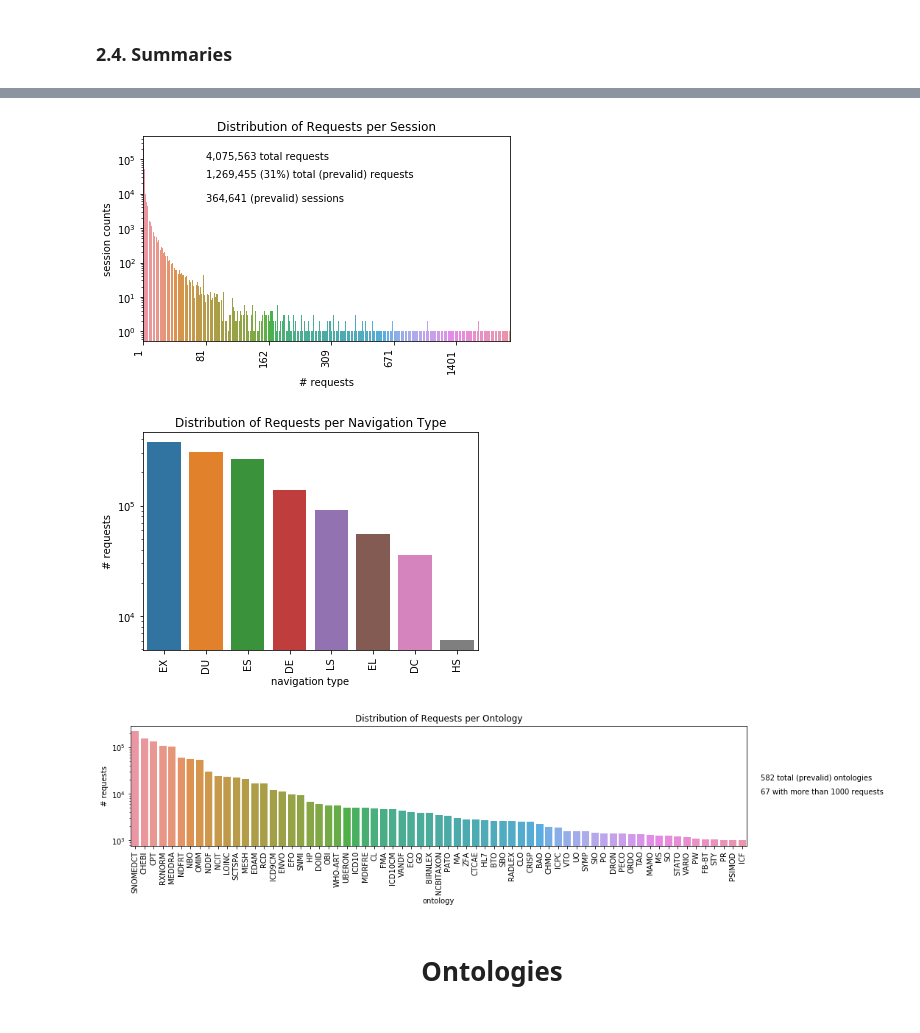
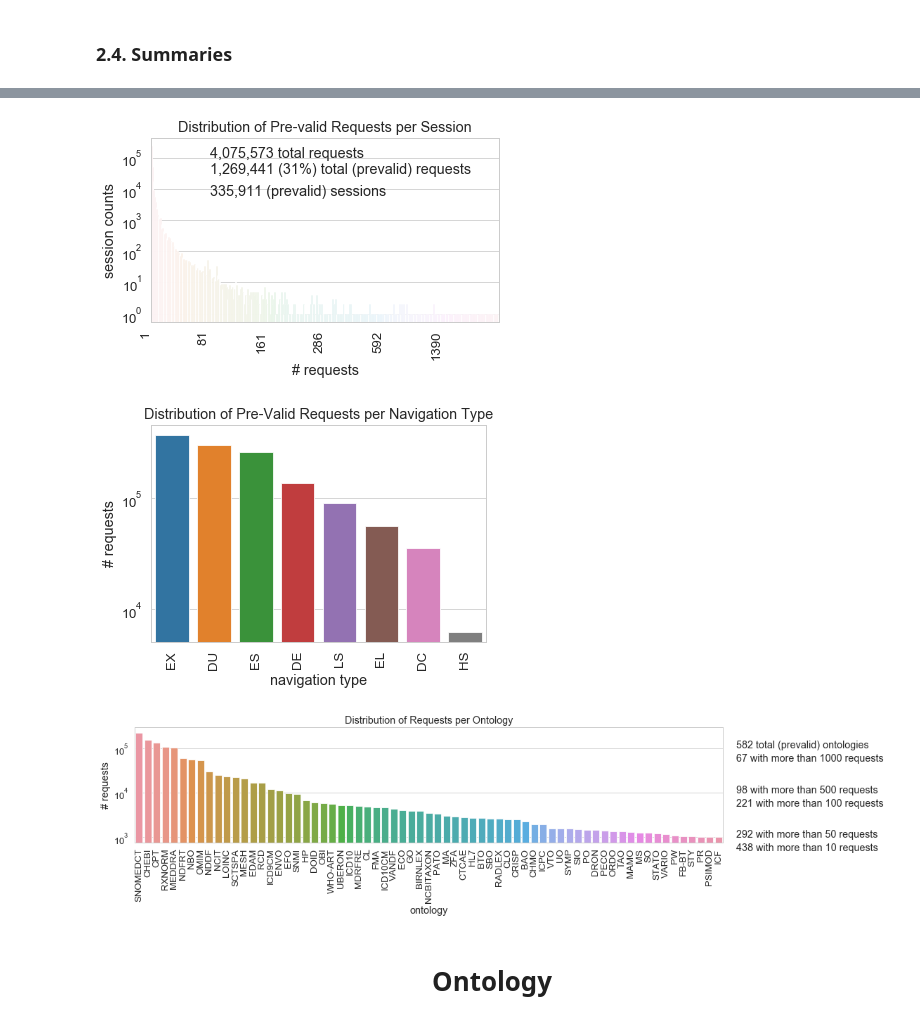
Before and after one commit to gesiscss/HopRank, a Jupyter notebook: BioPortal.ipynb, the cells around one changed output, grey strips where cells are left out. Drawn from its saved outputs; the diff is of its cells as text; code cells hidden in the pictures.

```diff
--- a/BioPortal.ipynb
+++ b/BioPortal.ipynb
@@ -145,4 +153,11 @@ clickstreams.head()
 # %%
 fn = CS_FN.replace('<YEAR>',YEAR).replace('<POSTFIX>','_parsed')
 fn = os.path.join(CLICKSTREAM_DF,fn)
-clickstreams.to_csv(fn, compression='bz2')
+if os.path.exists(fn):
+    print('loading...')
+    clickstreams = pd.read_csv(fn, compression='bz2')
+    print('{} loaded!'.format(fn))
+else:
+    print('saving...')
+    clickstreams.to_csv(fn, compression='bz2')
+    print('{} saved!'.format(fn))
@@ -151,6 +290,7 @@ clickstreams.to_csv(fn, compression='bz2')
 # %%
 %%capture cap --no-stderr
-clickstreams = preprocess_sessions(clickstreams)
+LAG_BREAK_IN_MINUTES=60
+clickstreams = preprocess_sessions(clickstreams, LAG_BREAK_IN_MINUTES)
 # %%
 print(cap.stdout)
 log(LOG_OUTPUT, CS, cap)
@@ -230,39 +372,46 @@ del(cap)
 # %%
+sns.set_context(context="paper", font_scale=1.5)
+sns.set_style("whitegrid")
 nrequestspersession = pd.DataFrame({'nrequests':valid_clickstreams.groupby(['_sessionid']).size().values})
-ax = sns.countplot(x='nrequests',data=nrequestspersession)
-ax.set_yscale('log')
-step=80
-xt = ax.get_xticks()[::step]
-xl = [t.get_text() for t in ax.get_xticklabels()[::step]]
-_ = ax.set_xticks(xt)
-_ = ax.set_xticklabels(xl, rotation=90, ha='right')
-ax.set_title('Distribution of Requests per Session')
-try:
-    ax.text(xt[1], 100000, '{:,} total requests'.format(len(clickstreams)))
-    ax.text(xt[1], 30000, '{:,} ({}%) total (prevalid) requests'.format(len(valid_clickstreams), round(len(valid_clickstreams)*100/len(clickstreams))))
-    ax.text(xt[1], 6000, '{:,} (prevalid) sessions'.format(valid_clickstreams._sessionid.nunique()))
-except:
-    pass
-_ = ax.set_ylabel('session counts')
-_ = ax.set_xlabel('# requests')
-plt.tight_layout()
+with sns.color_palette("PuBuGn_d"):
+    ax = sns.countplot(x='nrequests',data=nrequestspersession)
+    ax.set_yscale('log')
+    step=80
+    xt = ax.get_xticks()[::step]
+    xl = [t.get_text() for t in ax.get_xticklabels()[::step]]
+    _ = ax.set_xticks(xt)
+    _ = ax.set_xticklabels(xl, rotation=90, ha='right')
+    ax.set_title('Distribution of Pre-valid Requests per Session')
+    try:
+        ax.text(xt[1], 100000, '{:,} total requests'.format(len(clickstreams)))
+        ax.text(xt[1], 30000, '{:,} ({}%) total (prevalid) requests'.format(len(valid_clickstreams), round(len(valid_clickstreams)*100/len(clickstreams))))
+        ax.text(xt[1], 6000, '{:,} (prevalid) sessions'.format(valid_clickstreams._sessionid.nunique()))
+    except:
+        pass
+    _ = ax.set_ylabel('session counts')
+    _ = ax.set_xlabel('# requests')
+    plt.tight_layout()
 # %% [output]
-[figure, old version]
+[figure, new version]
 # %%
 ax = sns.countplot(x='_navitype',
                    data=valid_clickstreams,
                    order=valid_clickstreams['_navitype'].value_counts().index)
 ax.set_yscale('log')
 _ = ax.set_xticklabels(ax.get_xticklabels(), rotation=90)
-ax.set_title('Distribution of Requests per Navigation Type')
+ax.set_title('Distribution of Pre-Valid Requests per Navigation Type')
 _ = ax.set_ylabel('# requests')
 _ = ax.set_xlabel('navigation type')
 # %% [output]
-[figure, old version]
+[figure, new version]
 # %%
-minreq = 1000
 valid_ontologies_clickstream = valid_clickstreams.groupby('_ontology')
-valid_ontologies_clickstream = valid_ontologies_clickstream.filter(lambda x: len(x) > minreq)
+m500 = valid_ontologies_clickstream.filter(lambda x: len(x) >= 500)._ontology.nunique()
+m100 = valid_ontologies_clickstream.filter(lambda x: len(x) >= 100)._ontology.nunique()
+m50 = valid_ontologies_clickstream.filter(lambda x: len(x) >= 50)._ontology.nunique()
+m10 = valid_ontologies_clickstream.filter(lambda x: len(x) >= 10)._ontology.nunique()
+
+valid_ontologies_clickstream = valid_ontologies_clickstream.filter(lambda x: len(x) >= MIN_REQ)
 
 fig,ax = plt.subplots(1,1,figsize=(15,3))
 _ = sns.countplot(x='_ontology',data=valid_ontologies_clickstream,ax=ax,
@@ -274,15 +423,20 @@ _ = ax.set_ylabel('# requests')
 _ = ax.set_xlabel('ontology')
 try:
     nonto = valid_ontologies_clickstream._ontology.nunique()
-    ax.text(nonto+1, 20000, '{} total (prevalid) ontologies'.format(valid_clickstreams._ontology.nunique()))
-    ax.text(nonto+1, 10000, '{} with more than {} requests'.format(nonto,minreq))
-except:
+    ax.text(nonto+1, 100000, '{} total (prevalid) ontologies'.format(valid_clickstreams._ontology.nunique()))
+    ax.text(nonto+1, 50000, '{} with more than {} requests'.format(nonto,MIN_REQ))
+    ax.text(nonto+1, 10000, '{} with more than {} requests'.format(m500,500))
+    ax.text(nonto+1, 5000, '{} with more than {} requests'.format(m100,100))
+    ax.text(nonto+1, 1000, '{} with more than {} requests'.format(m50,50))
+    ax.text(nonto+1, 500, '{} with more than {} requests'.format(m10,10))
+except Exception as ex:
+    print(ex)
     pass
 # %% [output]
-[figure, old version]
+[figure, new version]
 # %% [markdown]
 <div style='text-align:center;'>
-<h1>Ontologies</h1>
+<h1>Ontology</h1>
 </div>
 # %%
 %%capture cap --no-stderr
```
Also changed, not shown: parts of 45 cells of this notebook, 5 other files.
